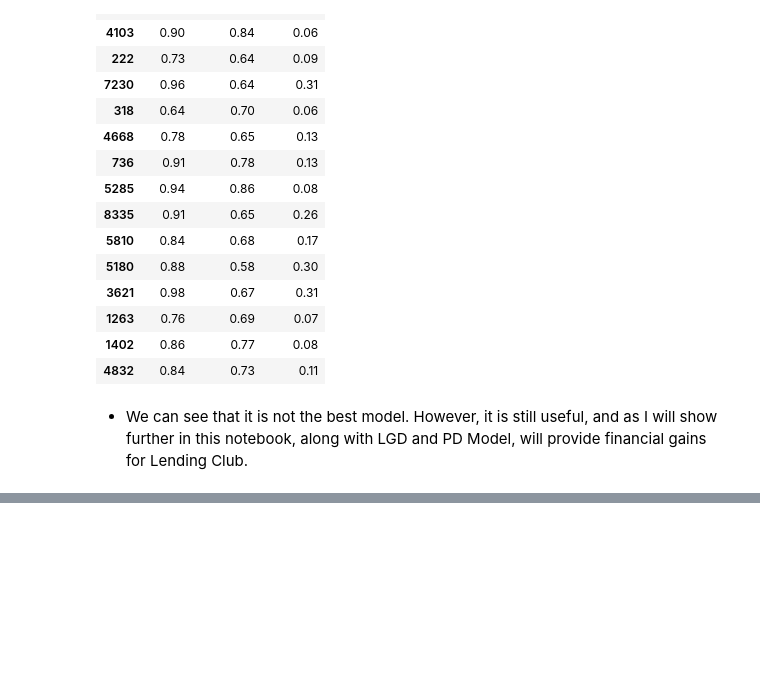
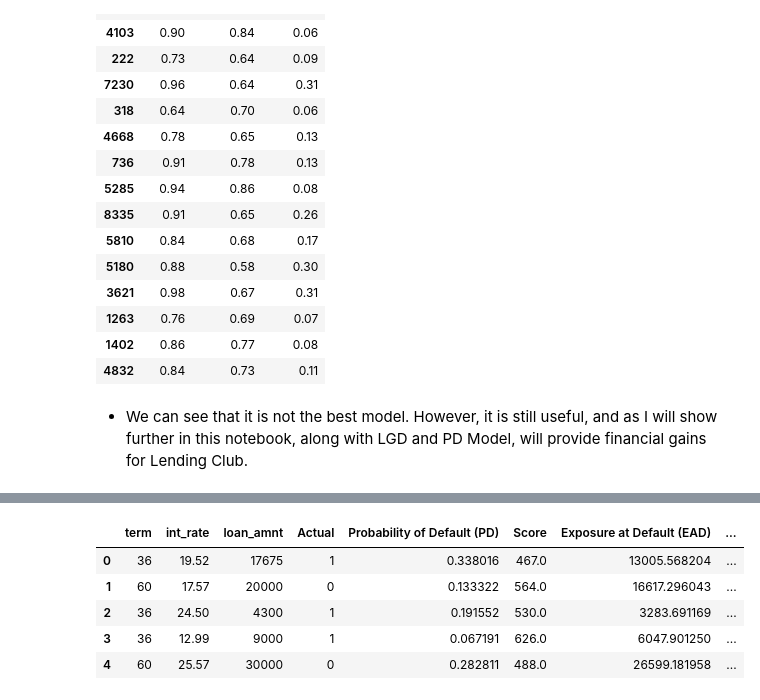
Before and after one commit to allmeidaapedro/Lending-Club-Credit-Scoring, a Jupyter notebook: notebooks/4_lgd_ead_modeling.ipynb, the cells around one changed output, grey strips where cells are left out. Cells and saved outputs as stored; diff of their text form; code cells hidden in the pictures; blank space fills up the shorter version.

Commit message:
Develop credit policy draw

```diff
--- a/notebooks/4_lgd_ead_modeling.ipynb
+++ b/notebooks/4_lgd_ead_modeling.ipynb
@@ -679,0 +693,5 @@ df.sample(15, random_state=42)
+# %%
+train_scores_path = '/Users/pedrohenriquealmeidaoliveira/Documents/data_science/lending_club_credit_scoring/artifacts/pd_model/train_scores.parquet'
+test_scores_path = '/Users/pedrohenriquealmeidaoliveira/Documents/data_science/lending_club_credit_scoring/artifacts/pd_model/test_scores.parquet'
+train_scores = pd.read_parquet(train_scores_path)
+test_scores = pd.read_parquet(test_scores_path)
@@ -679,0 +807,4 @@ df.sample(15, random_state=42)
+# %%
+# LGD = 1 - Recovery Rate
+lgd_final_pred = 1 - recovery_rate_pred
+lgd_final_pred.describe()
@@ -679,0 +821,9 @@ df.sample(15, random_state=42)
+# %%
+# Predict credit conversion factor on final test.
+ccf_pred = ead_model.predict(X_test_ead_lgd_prepared_const)
+
+# Fix inconsistent predictions that may occur.
+ccf_pred = np.where(ccf_pred > 1, 1, ccf_pred)
+ccf_pred = np.where(ccf_pred < 0, 0, ccf_pred)
+ccf_pred = pd.Series(ccf_pred)
+ccf_pred.describe()
@@ -679,0 +844,4 @@ df.sample(15, random_state=42)
+# %%
+# EAD = Funded Amount * Credit Conversion Factor.
+ead_final_pred = test_ead_lgd['loan_amnt'].reset_index(drop=True) * ccf_pred
+ead_final_pred.describe()
@@ -679,0 +858,30 @@ df.sample(15, random_state=42)
+# %%
+# Set a standard fee of 1% of the loan amount as a fix cost.
+desired_cols = ['term', 'int_rate', 'loan_amnt']
+credit_policy_df = test_ead_lgd[desired_cols].reset_index(drop=True)
+credit_policy_df = pd.concat([credit_policy_df, test_scores], axis=1)
+credit_policy_df['Exposure at Default (EAD)'] = ead_final_pred
+credit_policy_df['Loss Given Default (LGD)'] = lgd_final_pred
+credit_policy_df['Expected Loss (EL)'] = credit_policy_df['Probability of Default (PD)'] * \
+                                         credit_policy_df['Exposure at Default (EAD)'] * \
+                                         credit_policy_df['Loss Given Default (LGD)']
+
+gains = credit_policy_df['int_rate'] * credit_policy_df['loan_amnt']
+losses = credit_policy_df['Expected Loss (EL)']
+costs = 0.01 * credit_policy_df['loan_amnt']
+investment = credit_policy_df['loan_amnt']
+term_years = credit_policy_df['term'] / 12
+basic_us_int_rate = 0.0175
+
+credit_policy_df['ROI'] = ((gains - losses - costs) / investment)
+credit_policy_df['Annualized ROI'] = round(credit_policy_df['ROI'] / term_years, 3)
+credit_policy_df['Approved'] = np.where(credit_policy_df['Annualized ROI'] > basic_us_int_rate, 1, 0)
+
+credit_policy_df.head()
+# %% [output]
+|  | term | int_rate | loan_amnt | Actual | Probability of Default (PD) | Score | Exposure at Default (EAD) | ... |
+| 0 | 36 | 19.52 | 17675 | 1 | 0.338016 | 467.0 | 13005.568204 | ... |
+| 1 | 60 | 17.57 | 20000 | 0 | 0.133322 | 564.0 | 16617.296043 | ... |
+| 2 | 36 | 24.50 | 4300 | 1 | 0.191552 | 530.0 | 3283.691169 | ... |
+| 3 | 36 | 12.99 | 9000 | 1 | 0.067191 | 626.0 | 6047.901250 | ... |
+| 4 | 60 | 25.57 | 30000 | 0 | 0.282811 | 488.0 | 26599.181958 | ... |
```
Also changed, not shown: parts of 28 cells of this notebook, 4 other files.
